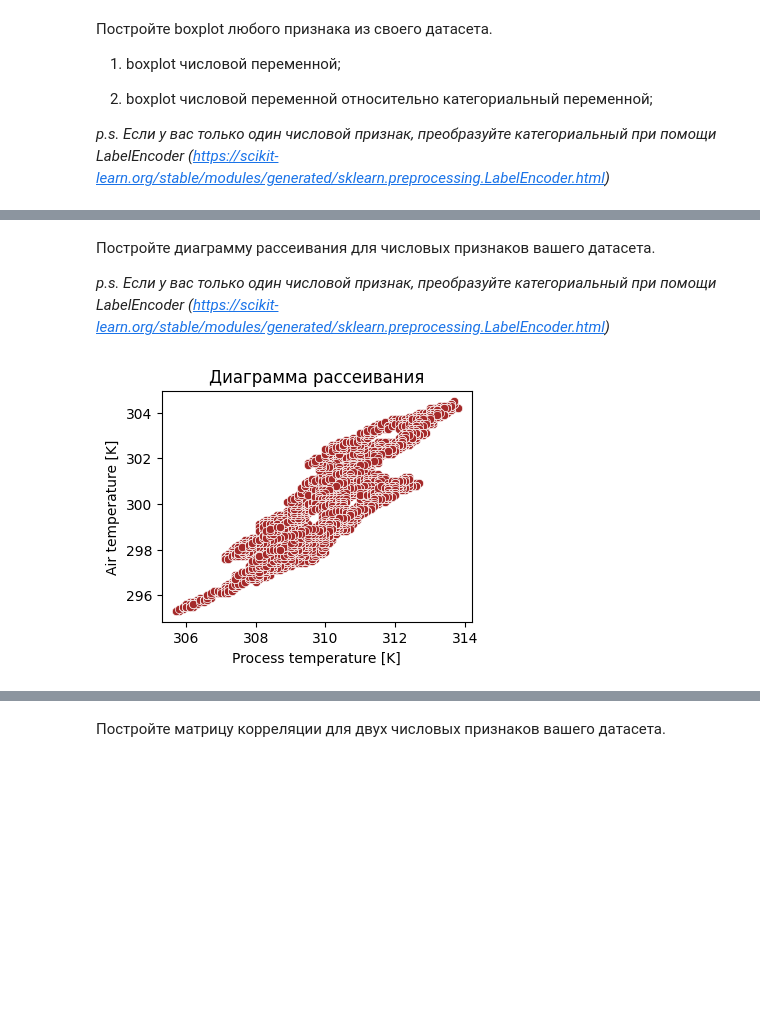
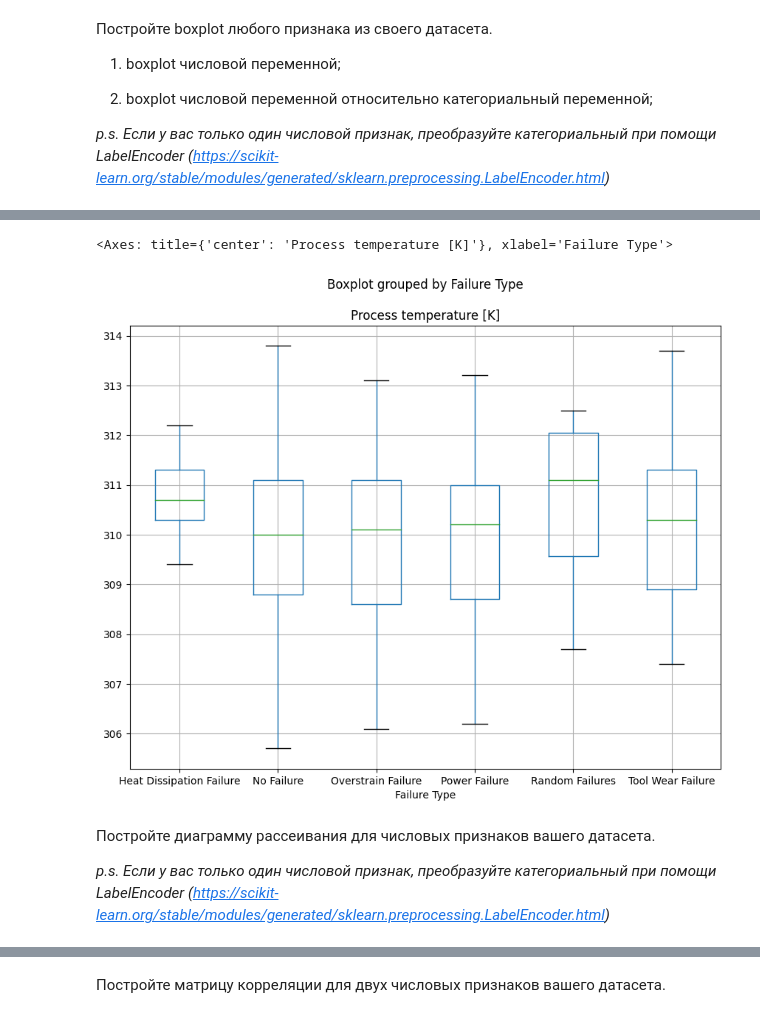
Before and after one commit to kaimakov-rk/kokoko, a Jupyter notebook: Copy_of_Задание_2.ipynb, the cells around one changed output, grey strips where cells are left out. Drawn from its saved outputs; the diff is of its cells as text; code cells hidden in the pictures; blank space fills up the shorter version.

```diff
--- a/Copy_of_Задание_2.ipynb
+++ b/Copy_of_Задание_2.ipynb
@@ -183,15 +209,9 @@ plt.show()
+# %%
+df.boxplot(column=[namex], by=namey, figsize=(10, 8))
+# %% [output]
+<Axes: title={'center': 'Process temperature [K]'}, xlabel='Failure Type'>
+[figure, added]
 # %% [markdown]
 Постройте диаграмму рассеивания для числовых признаков вашего датасета.
 
 *p.s. Если у вас только один числовой признак, преобразуйте категориальный при помощи LabelEncoder (https://scikit-learn.org/stable/modules/generated/sklearn.preprocessing.LabelEncoder.html)*
-# %%
-data_df = df[[name, "Air temperature [K]"]]
-plt.figure(figsize=(4, 3))
-sns.scatterplot(y='Air temperature [K]',
-                x=name, data=data_df, color='brown')
-plt.title('Диаграмма рассеивания')
-plt.xlabel(name)
-plt.ylabel('Air temperature [K]')
-plt.show()
-# %% [output]
-[figure, removed]
```
Also changed, not shown: parts of 24 cells of this notebook.
